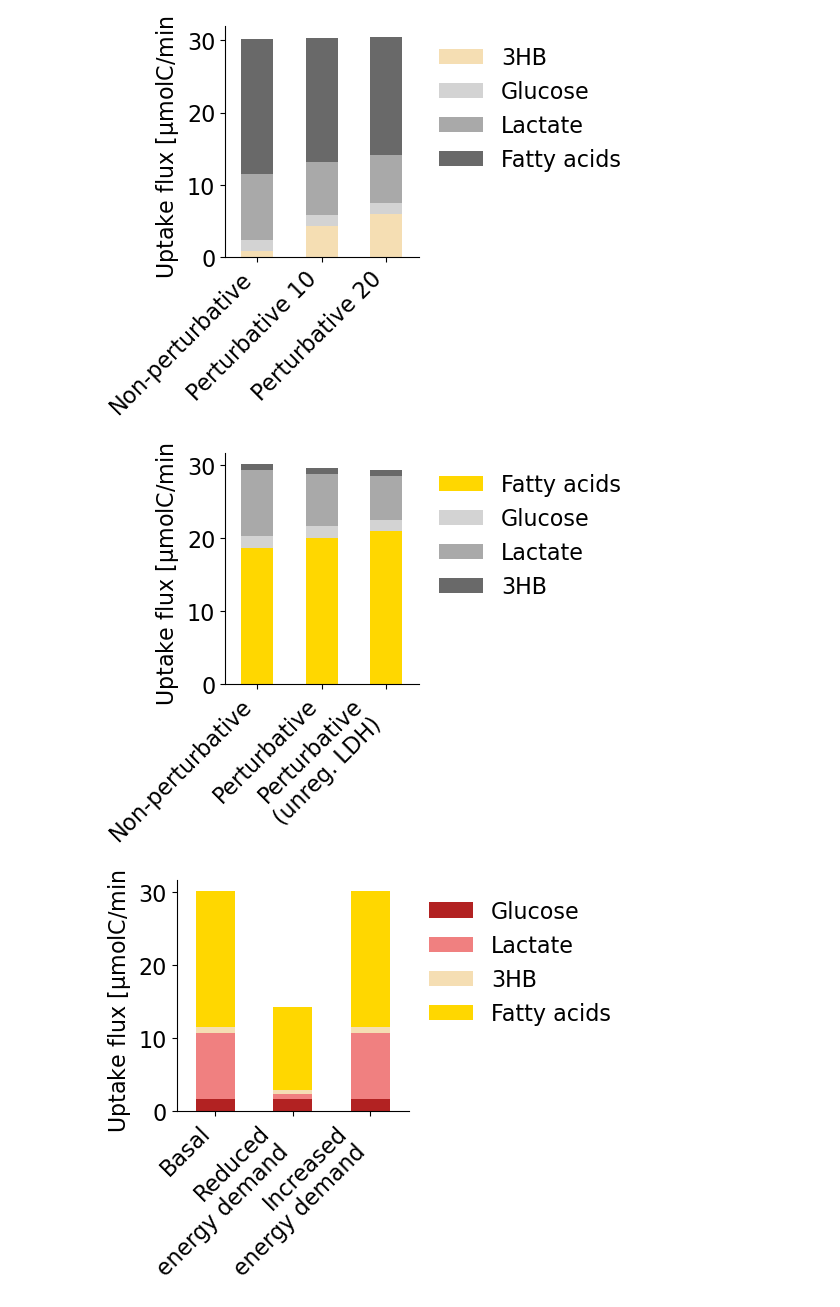
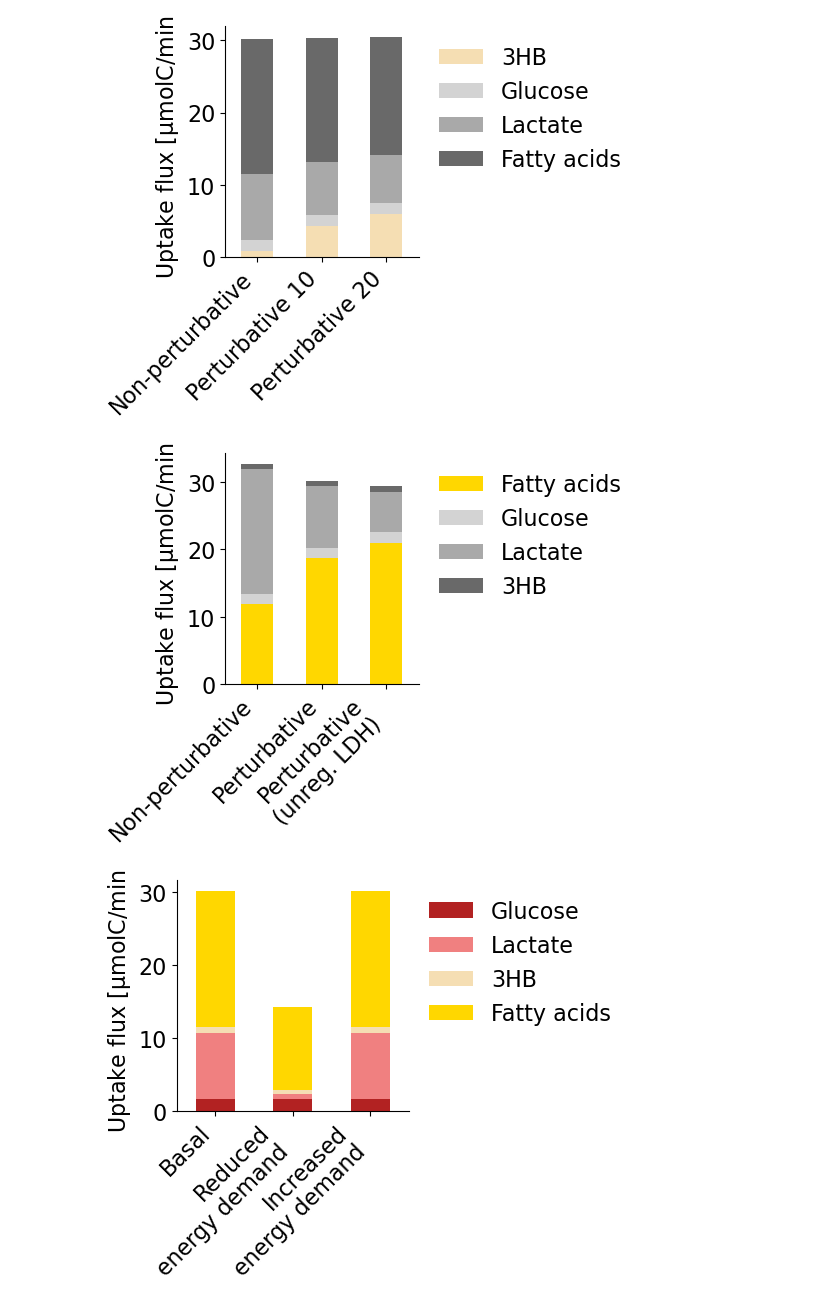
Before and after one commit to weilandtd/competitive_catabolism, a Jupyter notebook: mechanistic_model/control_analysis.ipynb, the cells around one changed output. Drawn from its saved outputs; the diff is of its cells as text; code cells hidden in the pictures.

```diff
--- a/mechanistic_model/control_analysis.ipynb
+++ b/mechanistic_model/control_analysis.ipynb
@@ -422,29 +423,29 @@ plt.show()
 [figure]
 # %%
 # FA infusion
-non_pertubative = compute_uptake_perturbation('hdca_e', 1)
-pertubative = compute_uptake_perturbation('hdca_e', 2)
+non_pertubative = compute_uptake_perturbation('hdca_e', 0.25)
+pertubative = compute_uptake_perturbation('hdca_e', 1.0)
 pertubative_pdh = compute_uptake_perturbation('hdca_e', 4,)
 
 df = pd.DataFrame({'Non-perturbative':non_pertubative, 'Perturbative':pertubative,'Perturbative\n(unreg. LDH)':pertubative_pdh,}).T
 
 # Sort index
 df = df[[  'FATP1t', 'GLCt1r','L_LACt2r','BHBt', ]]
 df.columns = ['Fatty acids', 'Glucose',  'Lactate', '3HB', ]
 colors = [colors_met[3],] + colors_grey
 
 f, ax = plt.subplots(figsize=(2.5,3))
 df.plot(kind='bar', stacked=True, color=colors, ax=ax, )
 plt.xticks(rotation=45, ha='right')
 plt.ylabel('Uptake flux [$\mathrm{\mu}$molC/min]')
 
 plt.legend(loc='upper left', bbox_to_anchor=(1, 1), frameon=False)
 sns.despine()
 
 plt.savefig('./output/fatty_acid_perturbation.svg')
 plt.show()
 # %% [output]
-[figure, old version]
+[figure, new version]
 # %%
 # Energy demand
 
```
Also changed, not shown: parts of 3 cells of this notebook, 1 other file.
